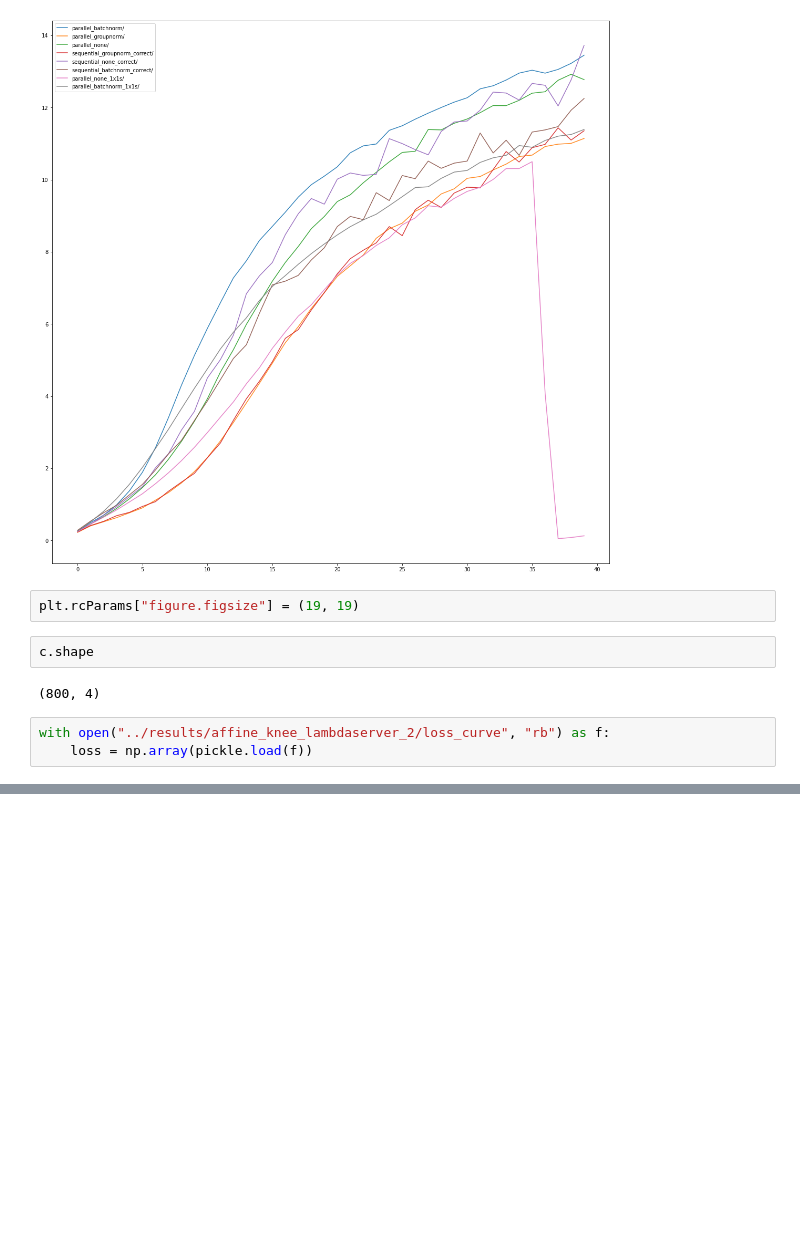
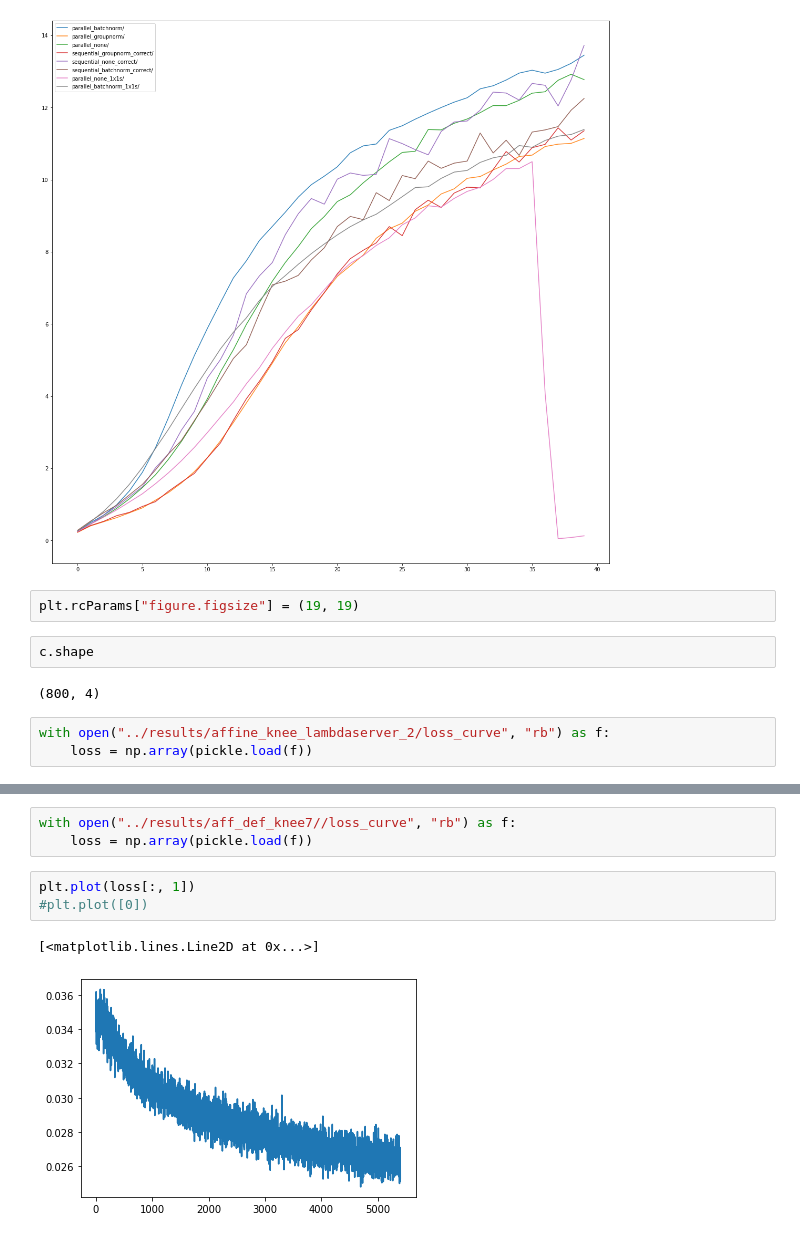
Before and after one commit to HastingsGreer/InverseConsistency, a Jupyter notebook: notebooks/InvestigateLosses.ipynb, the cells around one changed output, grey strips where cells are left out. Drawn from its saved outputs; the diff is of its cells as text; blank space fills up the shorter version.

```diff
--- a/notebooks/InvestigateLosses.ipynb
+++ b/notebooks/InvestigateLosses.ipynb
@@ -77,0 +78,9 @@ plt.scatter(loss[40000:, 1], loss[40000:, 2])
+# %%
+with open("../results/aff_def_knee7//loss_curve", "rb") as f:
+    loss = np.array(pickle.load(f))
+# %%
+plt.plot(loss[:, 1])
+#plt.plot([0])
+# %% [output]
+[<matplotlib.lines.Line2D at 0x...>]
+[figure, added]
```
Also changed, not shown: parts of 7 cells of this notebook, 4 other files.
